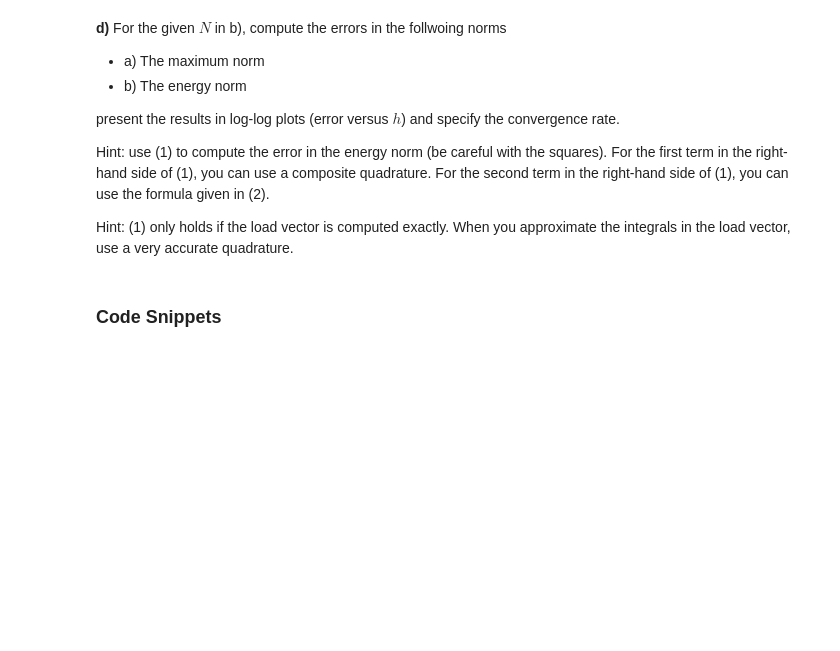
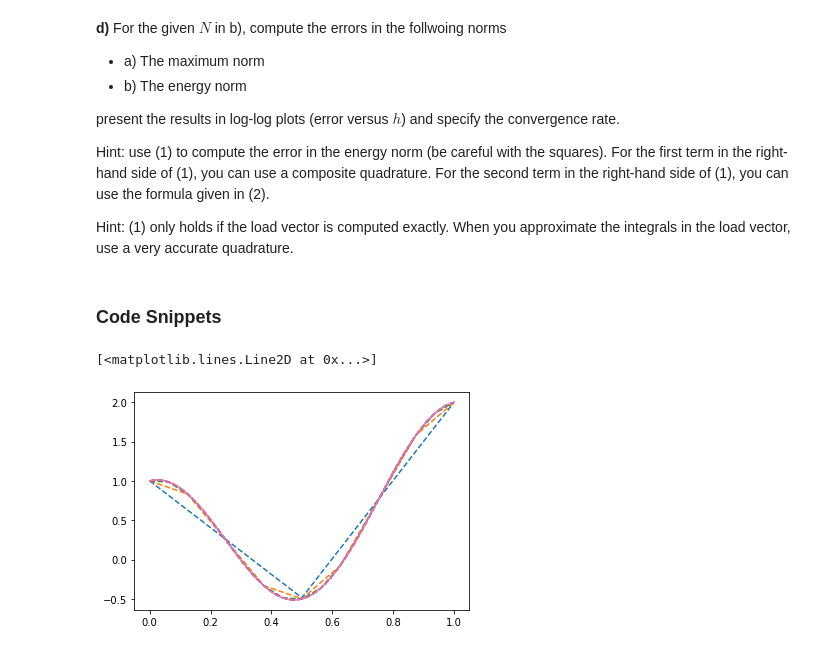
Before and after one commit to klashenriksson/numpde, a Jupyter notebook: lab3/lab_03.ipynb, the cells around one changed output. Drawn from its saved outputs; the diff is of its cells as text; code cells hidden in the pictures; blank space fills up the shorter version.

```diff
--- a/lab3/lab_03.ipynb
+++ b/lab3/lab_03.ipynb
@@ -413,22 +448,53 @@ def AssembleStiffnessMatrix1D(x, a, kappa):
 
     return A
 # %%
-def AssembleLoadVector1D(x, f, k, g_D, g_N, g_R):
+def AssembleLoadVector1D(x, f, g_N, g_R):
     # Number of intervals
-    N = ...
+    N = x.size - 1
     # 1) Allocate and initiate global load vector
-    b = ...
+    b = np.zeros((x.size, 1))
+    b_loc = np.zeros(2)
+
     # 2) Compute volume contributions by iterating over intervals
     #    I_0 to I_(N-1):
     for i in range(0,N):
         # Use the code from the AssembleLoadVector1D used in the L2-projection
-        ...
+        h = x[i+1] - x[i]
+        b_loc[0] = (f(x[i]) + 4 * f( (x[i+1] + x[i])/2 )*0.5) * h/6
+        b_loc[1] = (4 * f( (x[i+1] + x[i])/2 )*0.5 + f(x[i+1])) * h/6
+        b[i] += b_loc[0]
+        b[i+1] += b_loc[1]
 
     # 3) Incorporate boundary values e.g
     # Neumann
     b[0] += g_N(0)
 
     # Robin
-    b[N] += ...
+    b[N] += g_R(1)
 
     return b
+# %%
+u = lambda x : x + np.cos(2*np.pi * x)
+# u' = 1 - 2*pi*sin(2*np.pi*x)
+# u'(0) = 1
+# u'(1) = 1
+# u'' = -4 *pi^2*cos(2*np.pi*x) = -f
+f = lambda x : 4*np.pi**2*np.cos(2*np.pi*x)
+g_N = lambda x : -1
+g_R = lambda x : 3
+
+Ns = np.array([4,8,16,32,64,128])
+for N in Ns:
+    x = np.linspace(0,1,N+1)
+    a = np.ones(x.shape)
+    A = AssembleStiffnessMatrix1D(x,a, 0)
+    b = AssembleLoadVector1D(x,f,g_N,g_R)
+    u_h = np.linalg.solve(A,b)
+    plt.plot(x,u_h,'--')
+
+
+x_analytic = np.linspace(0,1, 1000+1)
+plt.plot(x_analytic, u(x_analytic))
+# %% [output]
+[<matplotlib.lines.Line2D at 0x...>]
+[figure, added]
```
Also changed, not shown: parts of 3 cells of this notebook.
